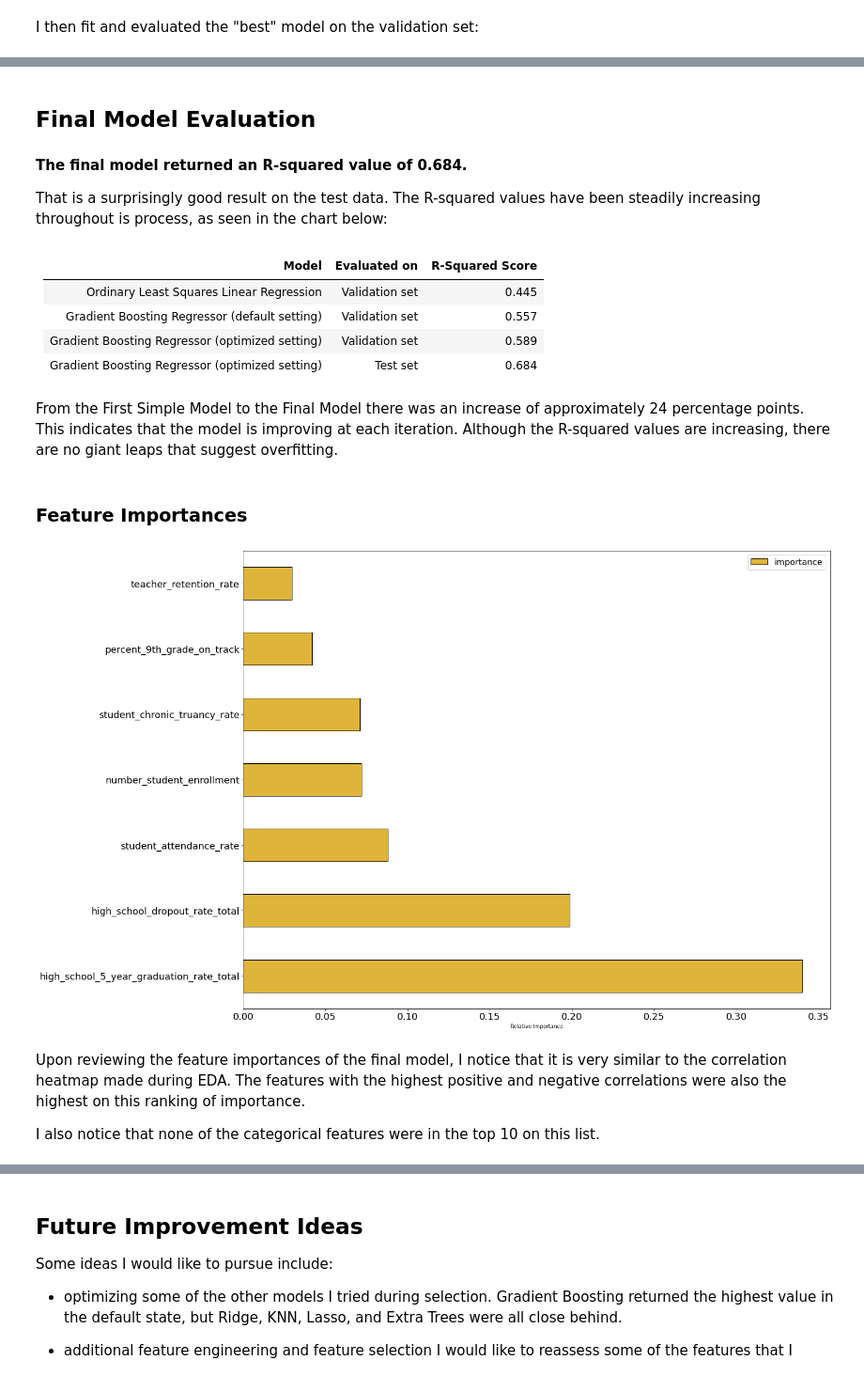
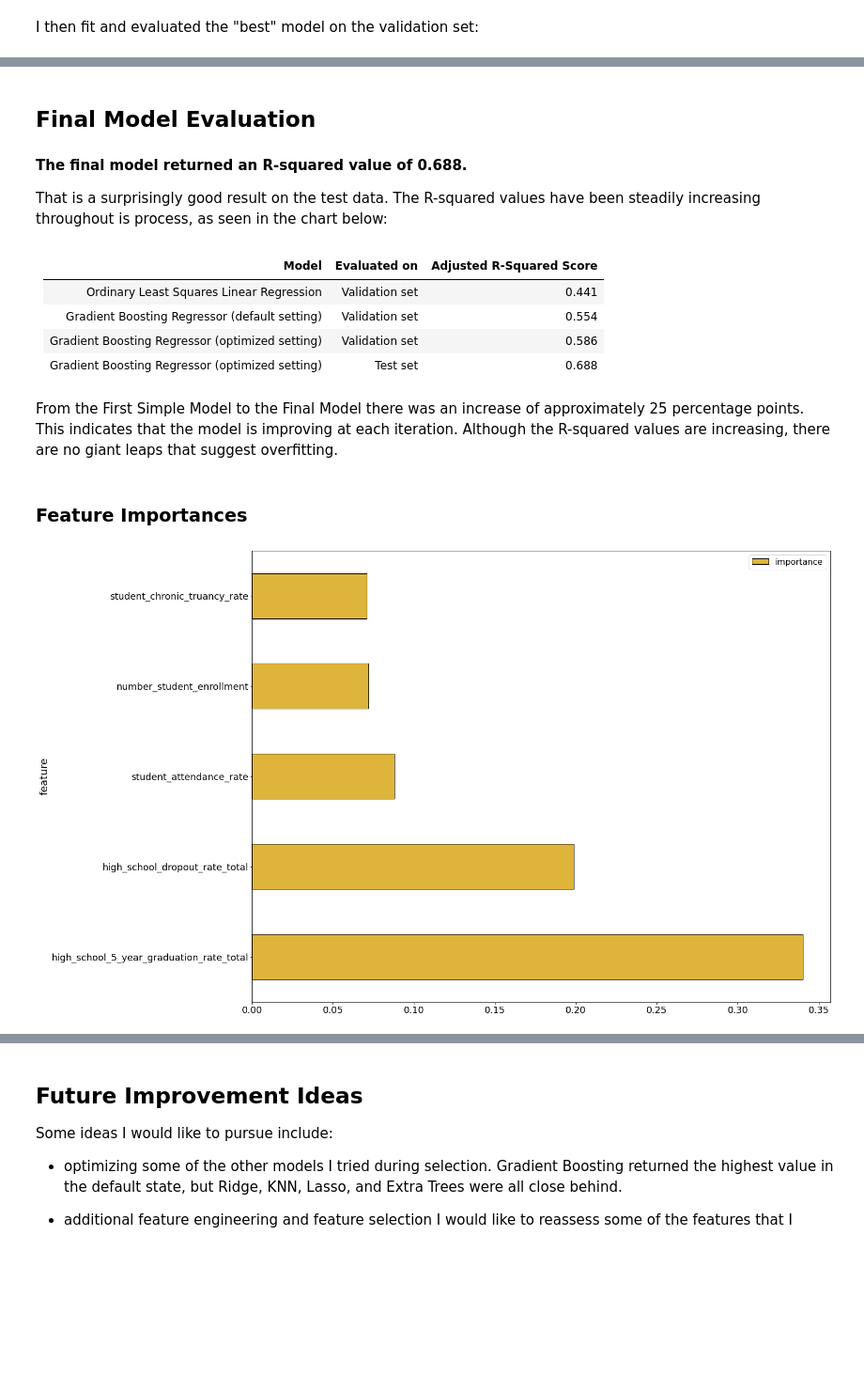
Before and after one commit to dannmorr/predicting-ibse-graduation-rate, a Jupyter notebook: notebooks/report/final_report.ipynb, the cells around one changed output, grey strips where cells are left out. Shown at 94% size. Saved outputs shown, nothing was run; the diff lists cells and outputs as text; code cells hidden in the pictures; blank space fills up the shorter version.

```diff
--- a/notebooks/report/final_report.ipynb
+++ b/notebooks/report/final_report.ipynb
@@ -612,16 +722,16 @@ Final Model Performance on the test set: R2 = 0.684
 # %% [markdown]
 ## Final Model Evaluation
-#### The final model returned an R-squared value of 0.684.
+#### The final model returned an R-squared value of 0.688.
 That is a surprisingly good result on the test data. The R-squared values have been steadily increasing throughout is process, as seen in the chart below:
 # %% [markdown]
-| Model                                         | Evaluated on   | R-Squared Score |
+| Model                                         | Evaluated on   | Adjusted R-Squared Score |
 |-----------------------------------------------|----------------|-----------------|
-| Ordinary Least Squares  Linear Regression     | Validation set | 0.445           |
-| Gradient Boosting Regressor (default setting)   | Validation set | 0.557           |
-| Gradient Boosting Regressor (optimized setting) | Validation set | 0.589           |
-| Gradient Boosting Regressor (optimized setting) | Test set       | 0.684           |
+| Ordinary Least Squares  Linear Regression     | Validation set | 0.441           |
+| Gradient Boosting Regressor (default setting)   | Validation set | 0.554           |
+| Gradient Boosting Regressor (optimized setting) | Validation set | 0.586           |
+| Gradient Boosting Regressor (optimized setting) | Test set       | 0.688           |
 # %% [markdown]
-From the First Simple Model to the Final Model there was an increase of approximately 24 percentage points.
+From the First Simple Model to the Final Model there was an increase of approximately 25 percentage points.
 This indicates that the model is improving at each iteration.
 Although the R-squared values are increasing, there are no giant leaps that suggest overfitting.
 # %% [markdown]
@@ -633,19 +743,13 @@ feature_results = pd.DataFrame({'feature': list(X_train_all.columns),
 # Show the top 5 most important
 feature_results = feature_results.sort_values('importance', ascending = False).reset_index(drop=True)
 # %%
-# Plot the 5 most important features in a horizontal bar chart
-feature_results.loc[:6, :].plot(x = 'feature', y = 'importance',
+# Plot the  most important features in a horizontal bar chart
+feature_results.loc[:4, :].plot(x = 'feature', y = 'importance',
                                  edgecolor = 'k',
                                  kind='barh', color = '#deb53a');
-plt.xlabel('Relative Importance', size = 10); plt.ylabel('')
-plt.title('Feature Importances from Final Model', size = 30)
-#plt.tight_layout()
+#plt.xlabel('Relative Importance'); plt.ylabel('Feature')
+#plt.title('Feature Importances from Final Model')
 plt.savefig('../../reports/figures/feature_importance.png')
 plt.show();
 # %% [output]
-[figure, old version]
+[figure, new version]
-# %% [markdown]
-Upon reviewing the feature importances of the final model, I notice that it is very similar to the correlation heatmap made during EDA.
-The features with the highest positive and negative correlations were also the highest on this ranking of importance.
-
-I also notice that none of the categorical features were in the top 10 on this list.
```
Also changed, not shown: parts of 21 cells of this notebook, 9 other files.
